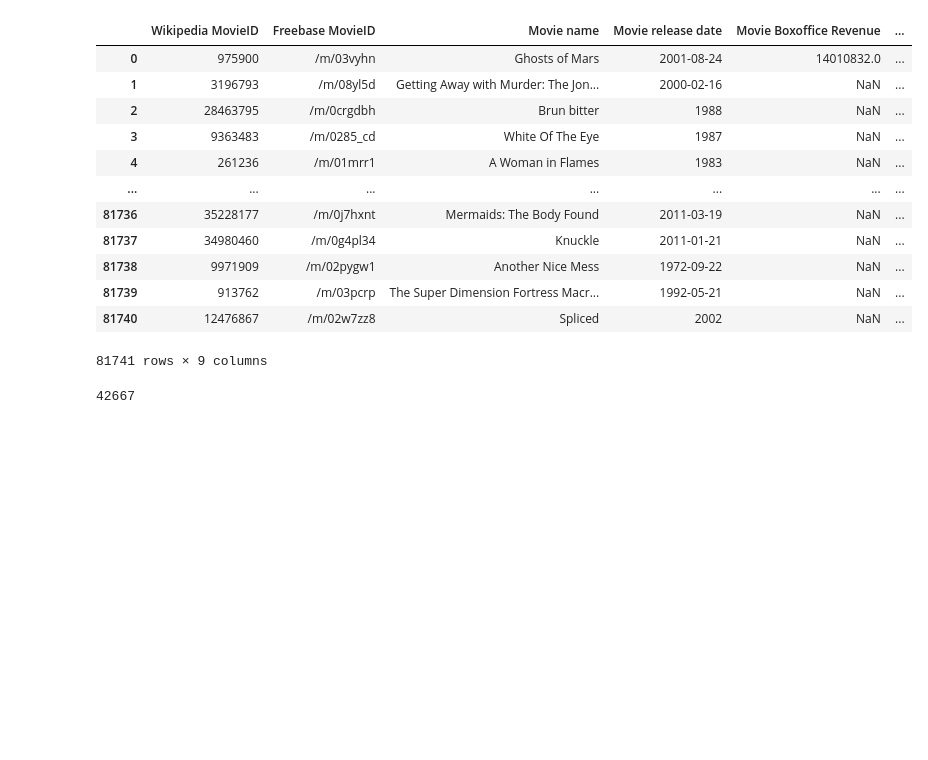
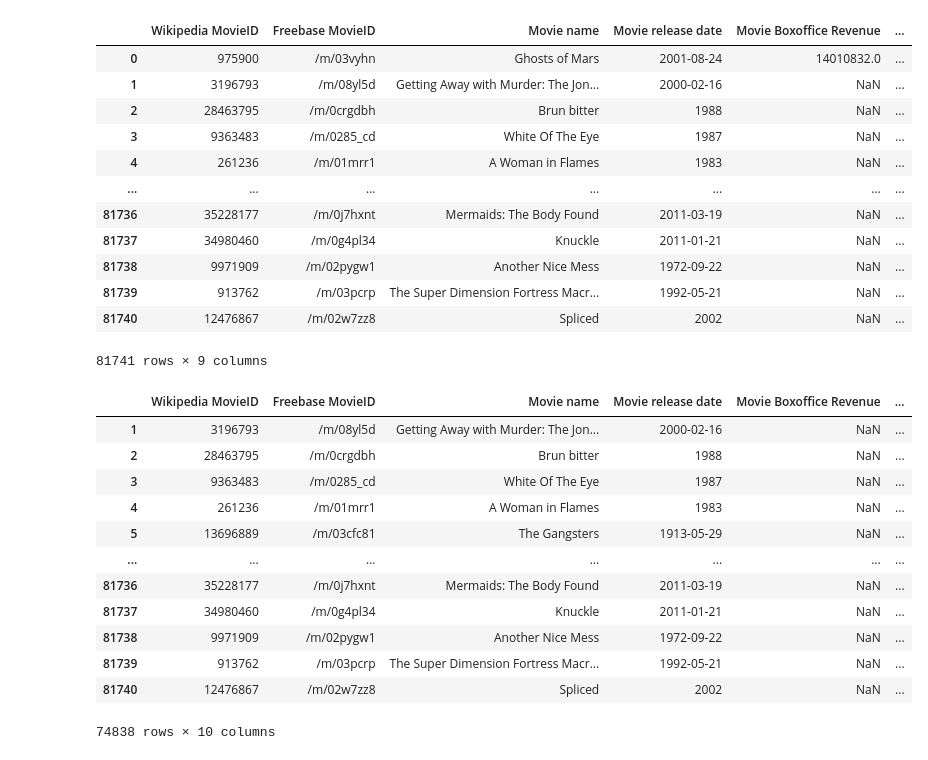
Before and after one commit to epfl-ada/ada-2023-project-dat4k, a Jupyter notebook: missingdate.ipynb, the cells around one changed output. Drawn from its saved outputs; the diff is of its cells as text; code cells hidden in the pictures; blank space fills up the shorter version.

```diff
--- a/missingdate.ipynb
+++ b/missingdate.ipynb
@@ -23,22 +23,24 @@ display(dataframe)
 | 81739 | 913762 | /m/03pcrp | The Super Dimension Fortress Macr... | 1992-05-21 | NaN | ... |
 | 81740 | 12476867 | /m/02w7zz8 | Spliced | 2002 | NaN | ... |
 81741 rows × 9 columns
-# %%
-
-nbr = 0
-
-def StringLength(chain):
-    global nbr
-    if len(chain) > 5:
-        nbr += 1
-        return True
-    else:
-        return False
-
-# Convert 'Movie release date' column to string before applying the function
-resultats_verification = dataframe['Movie release date'].astype(str).apply(StringLength)
-
-# Afficher les résultats
-print(nbr)
-# %% [output]
-42667
+# %%
+#Drop every movie with a NaN as a release date and create a new coluln Movie release date
+dataframe2 = dataframe.copy()
+dataframe2 = dataframe2.dropna(subset=['Movie release date'])
+dataframe2['Movie release Year'] = dataframe2['Movie release date'].str[0:4]
+
+display(dataframe2)
+# %% [output]
+|  | Wikipedia MovieID | Freebase MovieID | Movie name | Movie release date | Movie Boxoffice Revenue | ... |
+| 1 | 3196793 | /m/08yl5d | Getting Away with Murder: The Jon... | 2000-02-16 | NaN | ... |
+| 2 | 28463795 | /m/0crgdbh | Brun bitter | 1988 | NaN | ... |
+| 3 | 9363483 | /m/0285_cd | White Of The Eye | 1987 | NaN | ... |
+| 4 | 261236 | /m/01mrr1 | A Woman in Flames | 1983 | NaN | ... |
+| 5 | 13696889 | /m/03cfc81 | The Gangsters | 1913-05-29 | NaN | ... |
+| ... | ... | ... | ... | ... | ... | ... |
+| 81736 | 35228177 | /m/0j7hxnt | Mermaids: The Body Found | 2011-03-19 | NaN | ... |
+| 81737 | 34980460 | /m/0g4pl34 | Knuckle | 2011-01-21 | NaN | ... |
+| 81738 | 9971909 | /m/02pygw1 | Another Nice Mess | 1972-09-22 | NaN | ... |
+| 81739 | 913762 | /m/03pcrp | The Super Dimension Fortress Macr... | 1992-05-21 | NaN | ... |
+| 81740 | 12476867 | /m/02w7zz8 | Spliced | 2002 | NaN | ... |
+74838 rows × 10 columns
```
Also changed, not shown: parts of 13 cells of this notebook.
